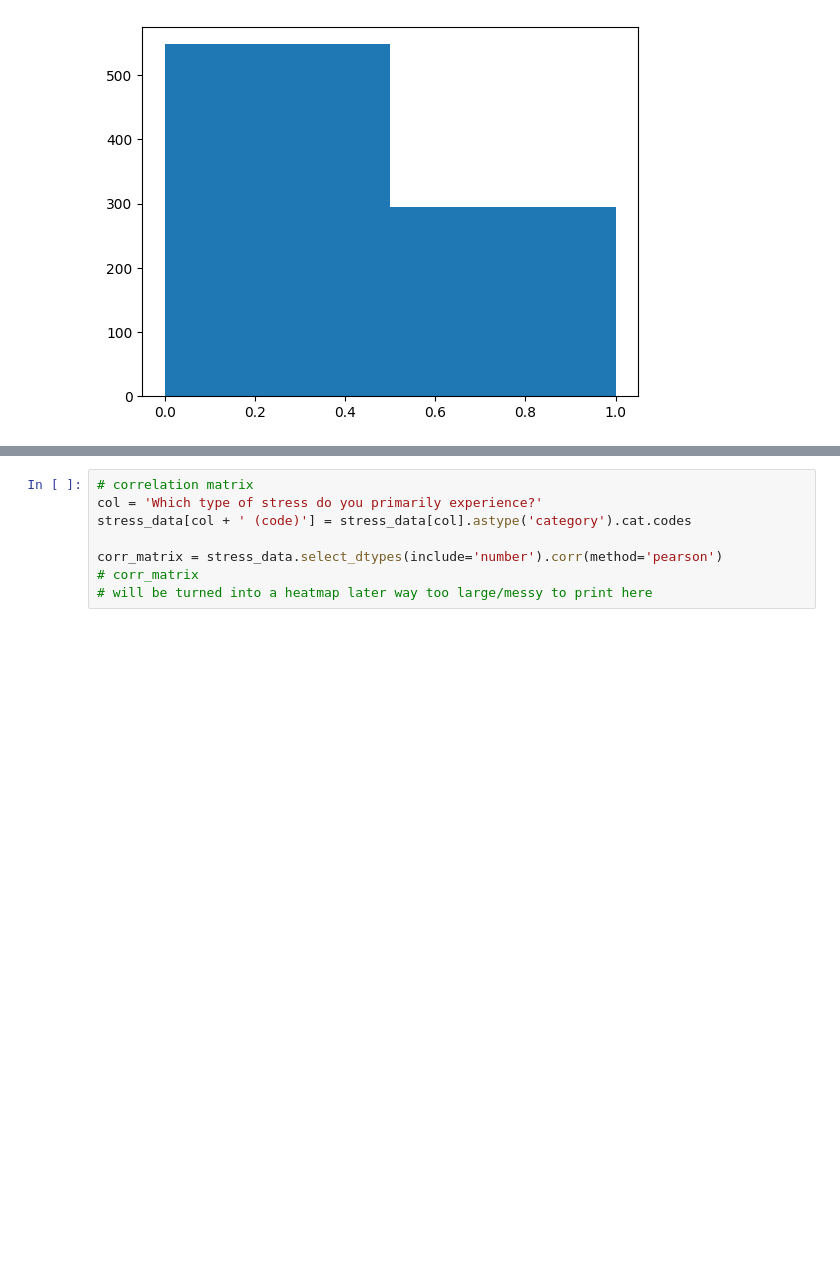
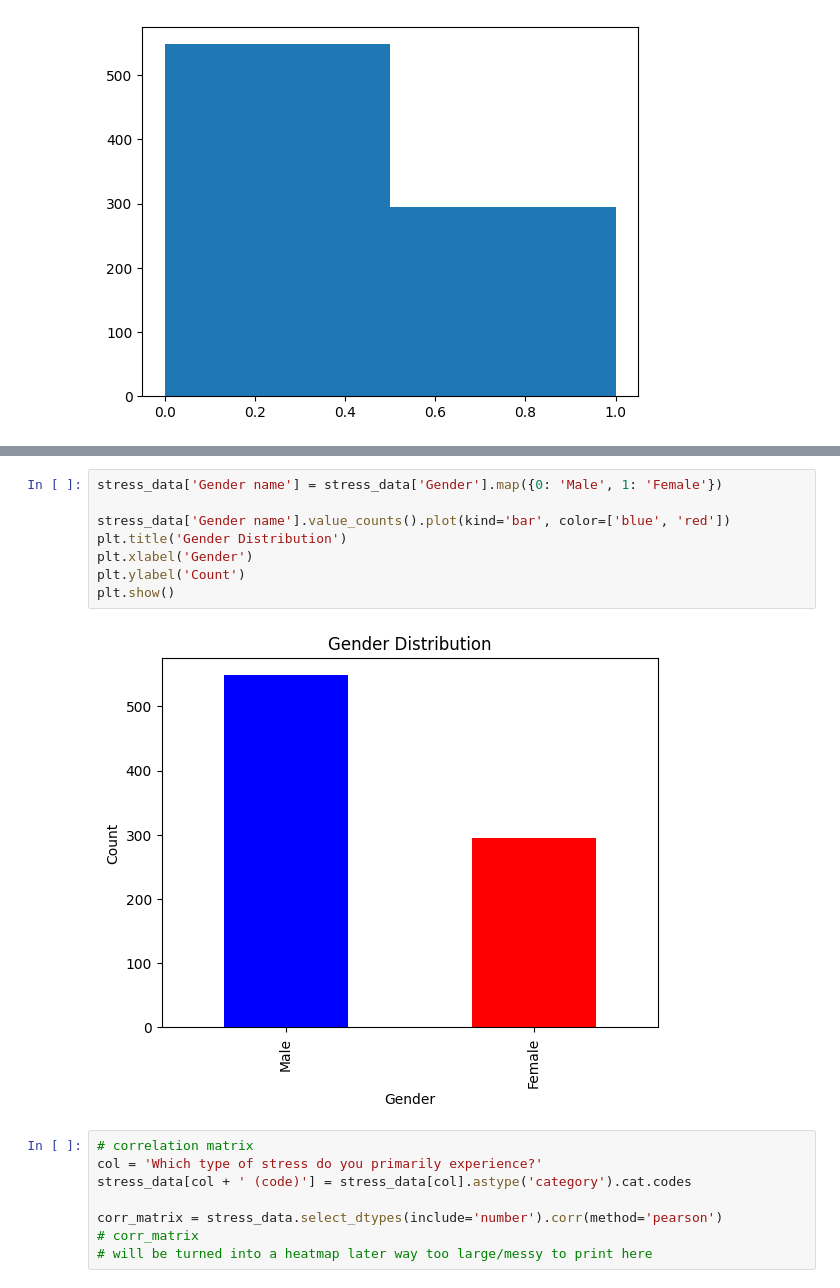
Before and after one commit to WillDBM/DATA102---Student-Stress-Group-Project, a Jupyter notebook: Dataset_2/A3.2 Notebook.ipynb, the cells around one changed output, grey strips where cells are left out. Saved outputs shown, nothing was run; the diff lists cells and outputs as text; blank space fills up the shorter version.

```diff
--- a/Dataset_2/A3.2 Notebook.ipynb
+++ b/Dataset_2/A3.2 Notebook.ipynb
@@ -96,3 +103,13 @@ plt.show()
+# %%
+stress_data['Gender name'] = stress_data['Gender'].map({0: 'Male', 1: 'Female'})
+
+stress_data['Gender name'].value_counts().plot(kind='bar', color=['blue', 'red'])
+plt.title('Gender Distribution')
+plt.xlabel('Gender')
+plt.ylabel('Count')
+plt.show()
+# %% [output]
+[figure, added]
 # %%
 # correlation matrix
 col = 'Which type of stress do you primarily experience?'
```
Also changed, not shown: parts of 2 cells of this notebook, 2 other files.
